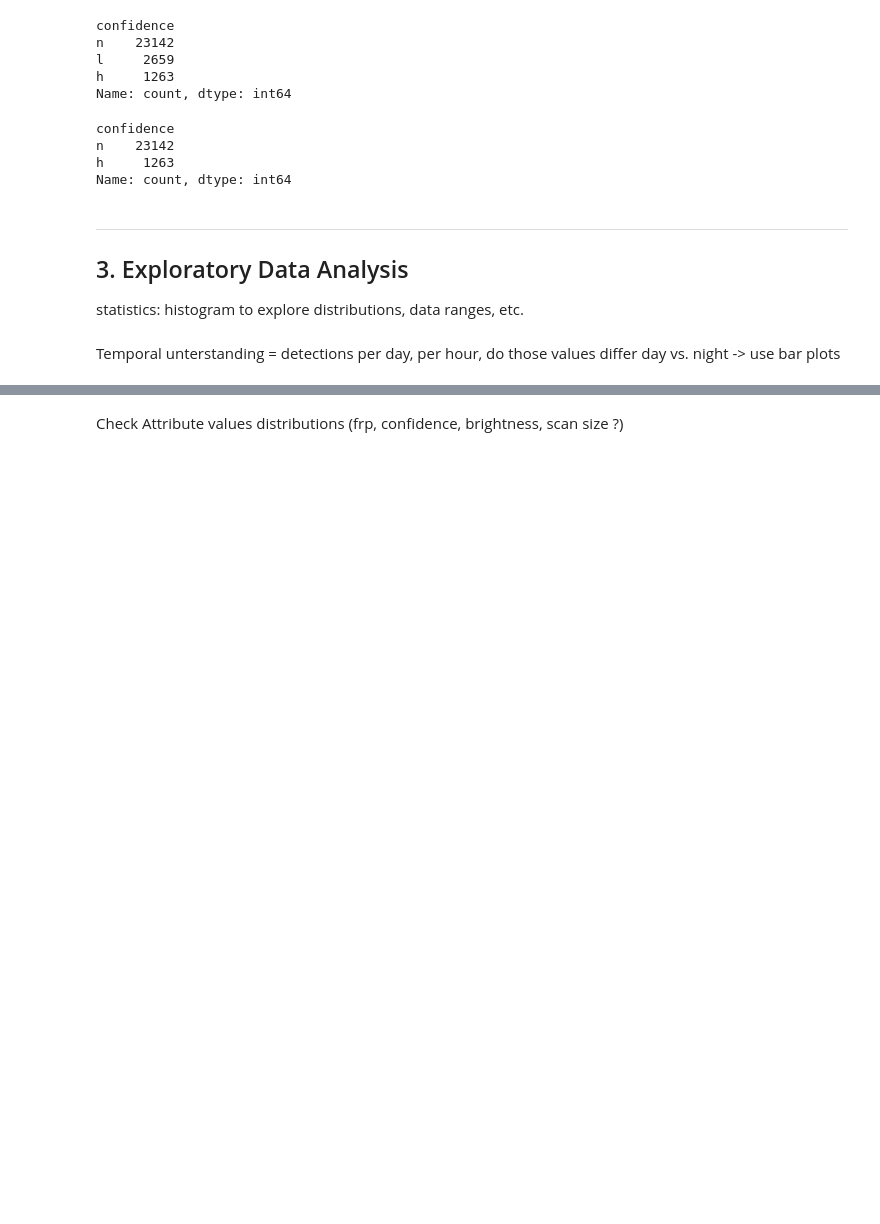
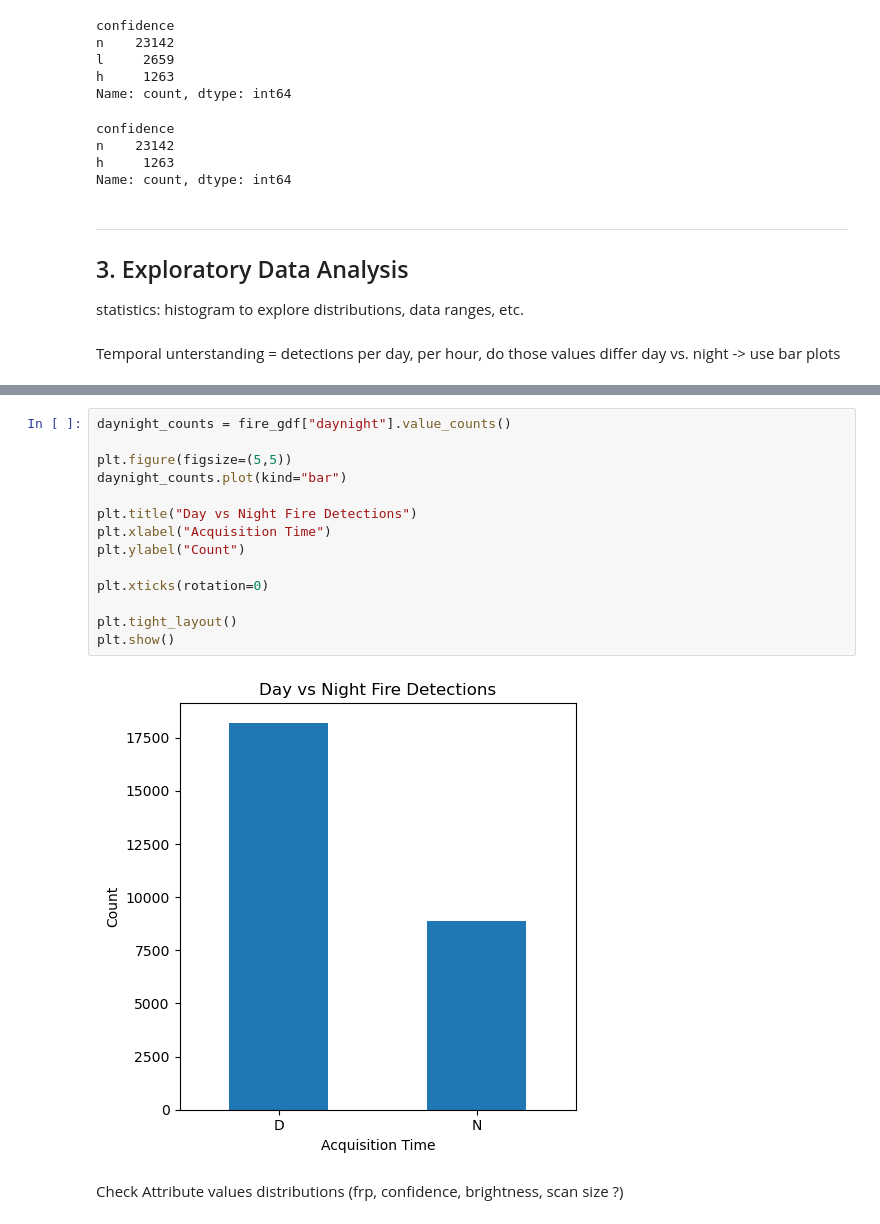
Before and after one commit to MajaMuehlebach/sds210_project, a Jupyter notebook: notebooks/Project_Code_V1.ipynb, the cells around one changed output, grey strips where cells are left out. Saved outputs shown, nothing was run; the diff lists cells and outputs as text; blank space fills up the shorter version.

```diff
--- a/notebooks/Project_Code_V1.ipynb
+++ b/notebooks/Project_Code_V1.ipynb
@@ -174,2 +199,18 @@ Temporal unterstanding = detections per day, per hour, do those values differ da
+# %%
+daynight_counts = fire_gdf["daynight"].value_counts()
+
+plt.figure(figsize=(5,5))
+daynight_counts.plot(kind="bar")
+
+plt.title("Day vs Night Fire Detections")
+plt.xlabel("Acquisition Time")
+plt.ylabel("Count")
+
+plt.xticks(rotation=0)
+
+plt.tight_layout()
+plt.show()
+# %% [output]
+[figure, added]
 # %% [markdown]
 Check Attribute values distributions (frp, confidence, brightness, scan size ?)
```
Also changed, not shown: parts of 8 cells of this notebook.
